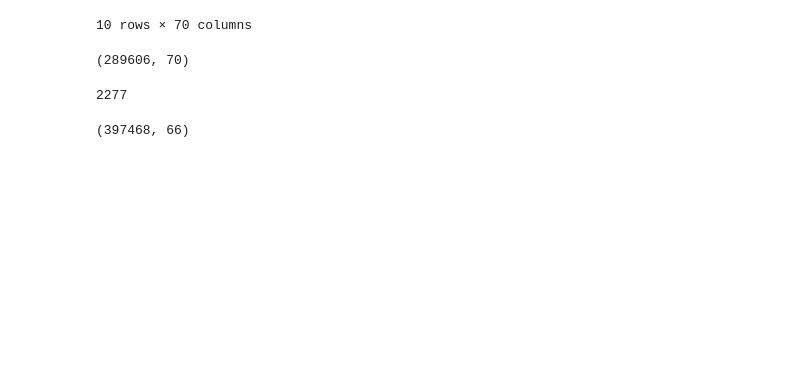
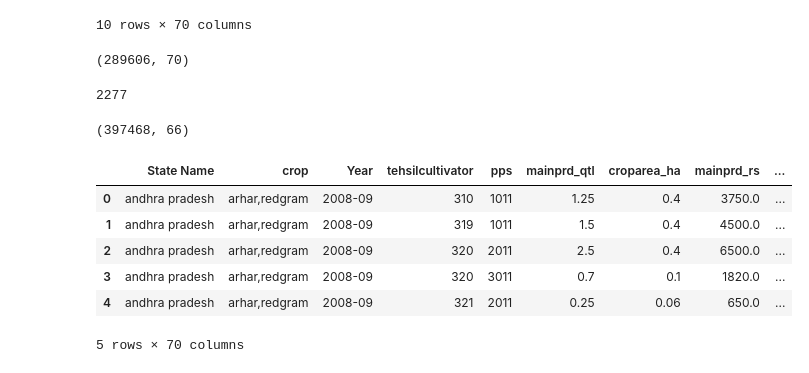
Before and after one commit to inductive-anks1/Yield-Prediction, a Jupyter notebook: Code Files/Tehsil-Village-Mapping/Raw-COC-Concatenated-Village-Mapping.ipynb, the cells around one changed output. Saved outputs shown, nothing was run; the diff lists cells and outputs as text; code cells hidden in the pictures; blank space fills up the shorter version.

```diff
--- a/Code Files/Tehsil-Village-Mapping/Raw-COC-Concatenated-Village-Mapping.ipynb
+++ b/Code Files/Tehsil-Village-Mapping/Raw-COC-Concatenated-Village-Mapping.ipynb
@@ -157,3 +157,13 @@ len(COC_village_merged_df['Village Name'].unique()) # (2626 - 2277 = 349 one to
 df_concat.shape
 # %% [output]
 (397468, 66)
+# %%
+COC_village_merged_df.head()
+# %% [output]
+|  | State Name | crop | Year | tehsilcultivator | pps | mainprd_qtl | croparea_ha | mainprd_rs | ... |
+| 0 | andhra pradesh | arhar,redgram | 2008-09 | 310 | 1011 | 1.25 | 0.4 | 3750.0 | ... |
+| 1 | andhra pradesh | arhar,redgram | 2008-09 | 319 | 1011 | 1.5 | 0.4 | 4500.0 | ... |
+| 2 | andhra pradesh | arhar,redgram | 2008-09 | 320 | 2011 | 2.5 | 0.4 | 6500.0 | ... |
+| 3 | andhra pradesh | arhar,redgram | 2008-09 | 320 | 3011 | 0.7 | 0.1 | 1820.0 | ... |
+| 4 | andhra pradesh | arhar,redgram | 2008-09 | 321 | 2011 | 0.25 | 0.06 | 650.0 | ... |
+5 rows × 70 columns
```
Also changed, not shown: parts of 4 cells of this notebook, 2 other files.
